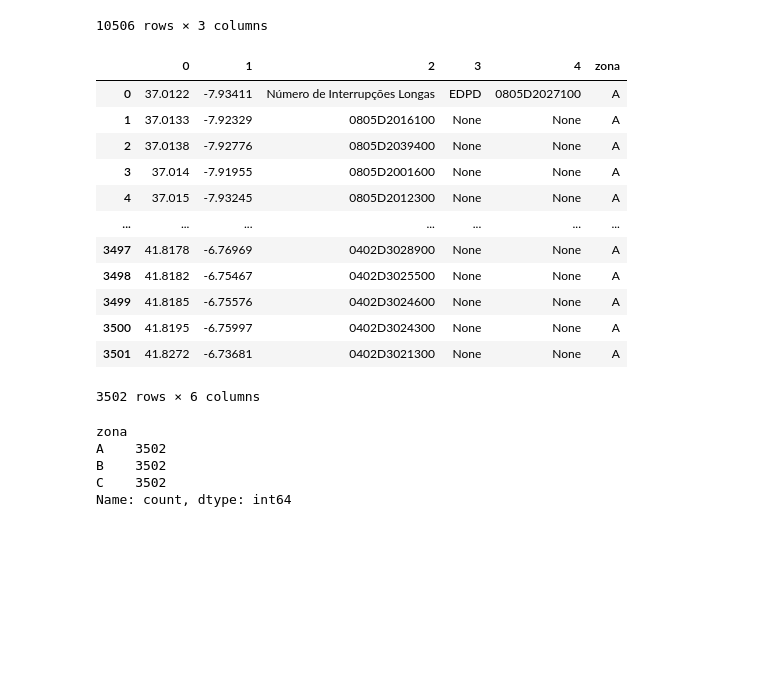
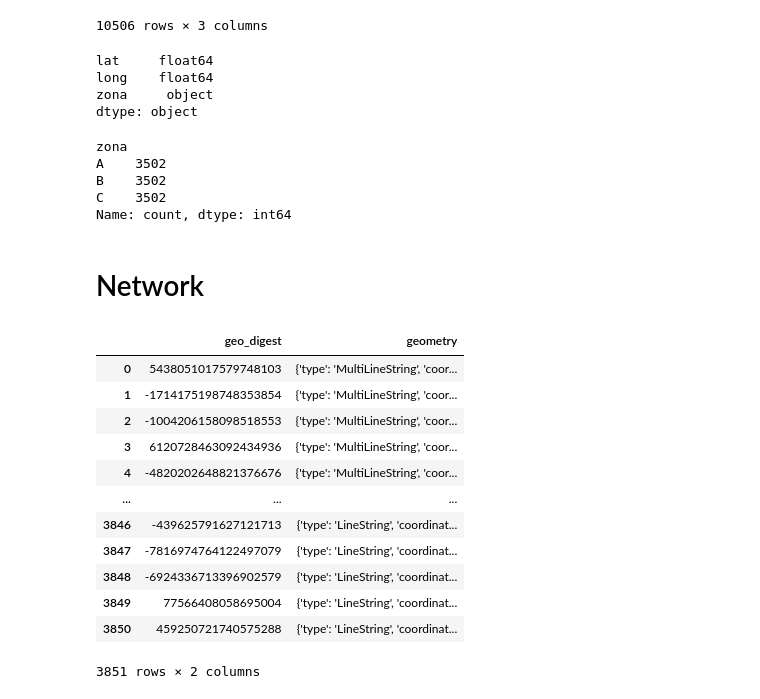
Before and after one commit to Vullkano/pfacd, a Jupyter notebook: rascunhos/plancha/zonas_e_estacoes.ipynb, the cells around one changed output. Cells and saved outputs as stored; diff of their text form; code cells hidden in the pictures; blank space fills up the shorter version.

Commit message:
zonas, estacoes, e network

```diff
--- a/rascunhos/plancha/zonas_e_estacoes.ipynb
+++ b/rascunhos/plancha/zonas_e_estacoes.ipynb
@@ -168,22 +148,27 @@ zonas
 | 3500 | 42.1291 | -8.24435 | C |
 | 3501 | 42.1498 | -8.19857 | C |
 10506 rows × 3 columns
-# %%
-zonas_l[0]
-# %% [output]
-|  | 0 | 1 | 2 | 3 | 4 | zona |
-| 0 | 37.0122 | -7.93411 | Número de Interrupções Longas | EDPD | 0805D2027100 | A |
-| 1 | 37.0133 | -7.92329 | 0805D2016100 | None | None | A |
-| 2 | 37.0138 | -7.92776 | 0805D2039400 | None | None | A |
-| 3 | 37.014 | -7.91955 | 0805D2001600 | None | None | A |
-| 4 | 37.015 | -7.93245 | 0805D2012300 | None | None | A |
-| ... | ... | ... | ... | ... | ... | ... |
-| 3497 | 41.8178 | -6.76969 | 0402D3028900 | None | None | A |
-| 3498 | 41.8182 | -6.75467 | 0402D3025500 | None | None | A |
-| 3499 | 41.8185 | -6.75576 | 0402D3024600 | None | None | A |
-| 3500 | 41.8195 | -6.75997 | 0402D3024300 | None | None | A |
-| 3501 | 41.8272 | -6.73681 | 0402D3021300 | None | None | A |
-3502 rows × 6 columns
+# %%
+# transform lat e long to string
+zonas["lat"] = zonas["lat"].astype(str)
+zonas["long"] = zonas["long"].astype(str)
+# check where long is not a number and trade lang with long
+for i in range(zonas.shape[0]):
+  try:
+    float(zonas.iloc[i, 1])
+  except ValueError:
+    zonas.iloc[i, 1], zonas.iloc[i, 0] = zonas.iloc[i, 0], zonas.iloc[i, 1]
+    zonas.iloc[i, 0] = zonas.iloc[i-1, 0]
+
+# cast the colums to float
+zonas["lat"] = zonas["lat"].astype(float)
+zonas["long"] = zonas["long"].astype(float)
+zonas.dtypes
+# %% [output]
+lat     float64
+long    float64
+zona     object
+dtype: object
 # %%
 zonas.value_counts("zona")
 # %% [output]
@@ -194,3 +179,30 @@ C    3502
 Name: count, dtype: int64
 # %%
 zonas.to_csv(here("data/zonas.csv"), index=False)
+# %% [markdown]
+# Network
+# %%
+import shapely
+from shapely.geometry import MultiLineString
+import geopandas as gpd
+import orjson
+import pyogrio
+# geopandas.options.io_engine = "pyogrio"
+with codecs.open(here("data/network estacoes.json"), "rb", "utf-8") as f:
+  network = orjson.loads(f.read())
+network = network # sample
+pd.DataFrame(network)
+# %% [output]
+|  | geo_digest | geometry |
+| 0 | 5438051017579748103 | {'type': 'MultiLineString', 'coor... |
+| 1 | -1714175198748353854 | {'type': 'MultiLineString', 'coor... |
+| 2 | -1004206158098518553 | {'type': 'MultiLineString', 'coor... |
+| 3 | 6120728463092434936 | {'type': 'MultiLineString', 'coor... |
+| 4 | -4820202648821376676 | {'type': 'MultiLineString', 'coor... |
+| ... | ... | ... |
+| 3846 | -439625791627121713 | {'type': 'LineString', 'coordinat... |
+| 3847 | -7816974764122497079 | {'type': 'LineString', 'coordinat... |
+| 3848 | -6924336713396902579 | {'type': 'LineString', 'coordinat... |
+| 3849 | 77566408058695004 | {'type': 'LineString', 'coordinat... |
+| 3850 | 459250721740575288 | {'type': 'LineString', 'coordinat... |
+3851 rows × 2 columns
```
Also changed, not shown: parts of 11 cells of this notebook, 3 other files.
